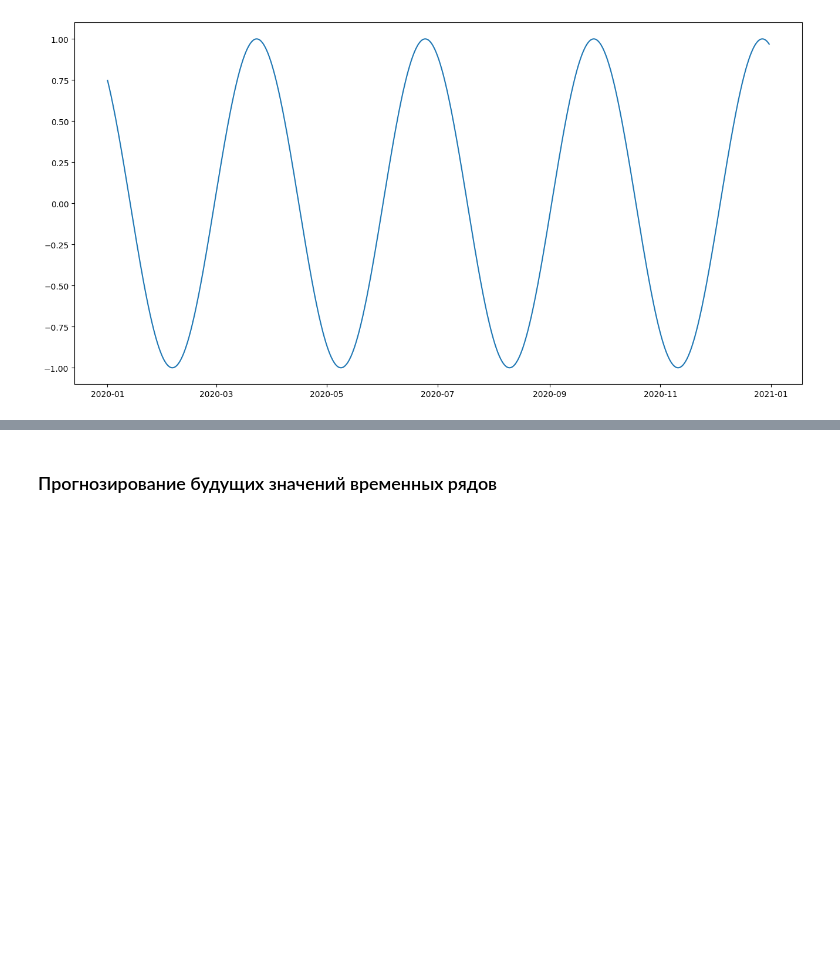
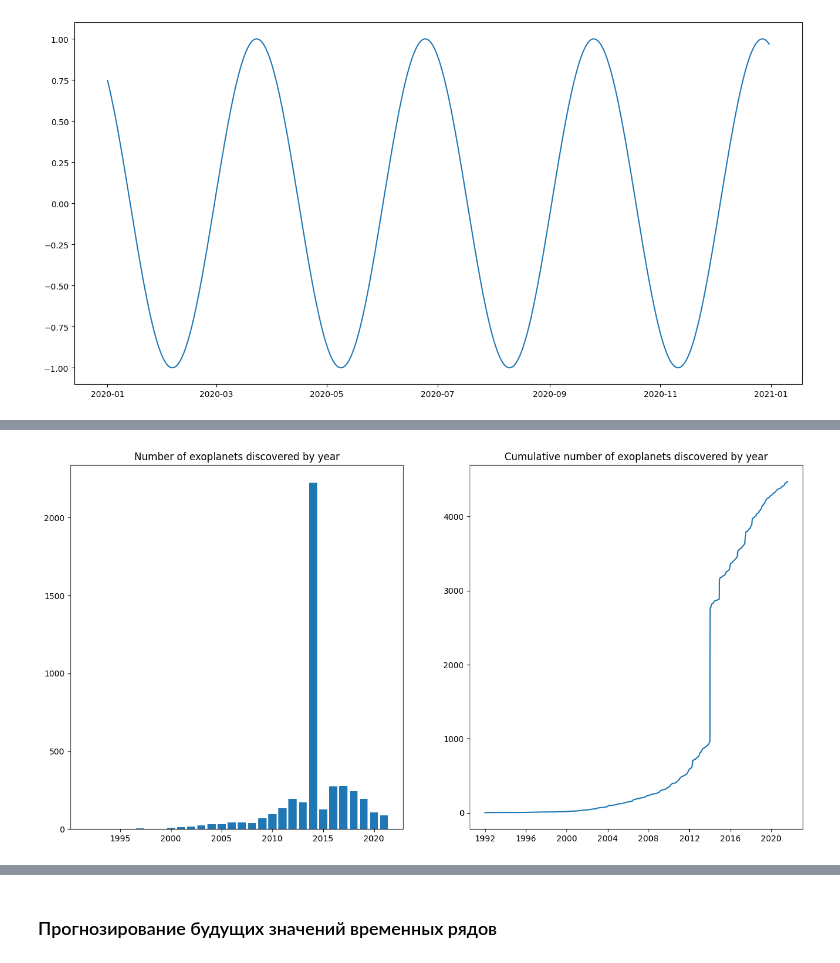
Before and after one commit to rgenius-ru/pandas_lessons, a Jupyter notebook: lessons/Pandas_for_Data_Engineering/part3.ipynb, the cells around one changed output, grey strips where cells are left out. Drawn from its saved outputs; the diff is of its cells as text; code cells hidden in the pictures; blank space fills up the shorter version.

```diff
--- a/lessons/Pandas_for_Data_Engineering/part3.ipynb
+++ b/lessons/Pandas_for_Data_Engineering/part3.ipynb
@@ -2175,0 +2203,2 @@ plt.show()
+# %%
+df = pd.read_csv('../../data/part3/chapter10/exo_planet_reporting.csv')
@@ -2175,0 +2221,3 @@ plt.show()
+# %%
+df['date'] = pd.to_datetime(df['date'], format='%m/%d/%Y')
+df
@@ -2175,0 +2238,3 @@ plt.show()
+# %%
+df['year'] = df['date'].dt.year
+yearly_total = df[['year','num_recorded']].groupby('year').sum()
@@ -2175,0 +2257,11 @@ plt.show()
+# %%
+fig, ax = plt.subplots(1, 2, figsize=(16, 8))
+
+ax[0].bar(yearly_total.index, yearly_total['num_recorded'])
+ax[0].set_title('Number of exoplanets discovered by year')
+ax[1].plot(df['date'], df['cumulative_recorded'])
+ax[1].set_title('Cumulative number of exoplanets discovered by year')
+
+plt.show()
+# %% [output]
+[figure, added]
```
Also changed, not shown: parts of 18 cells of this notebook.
